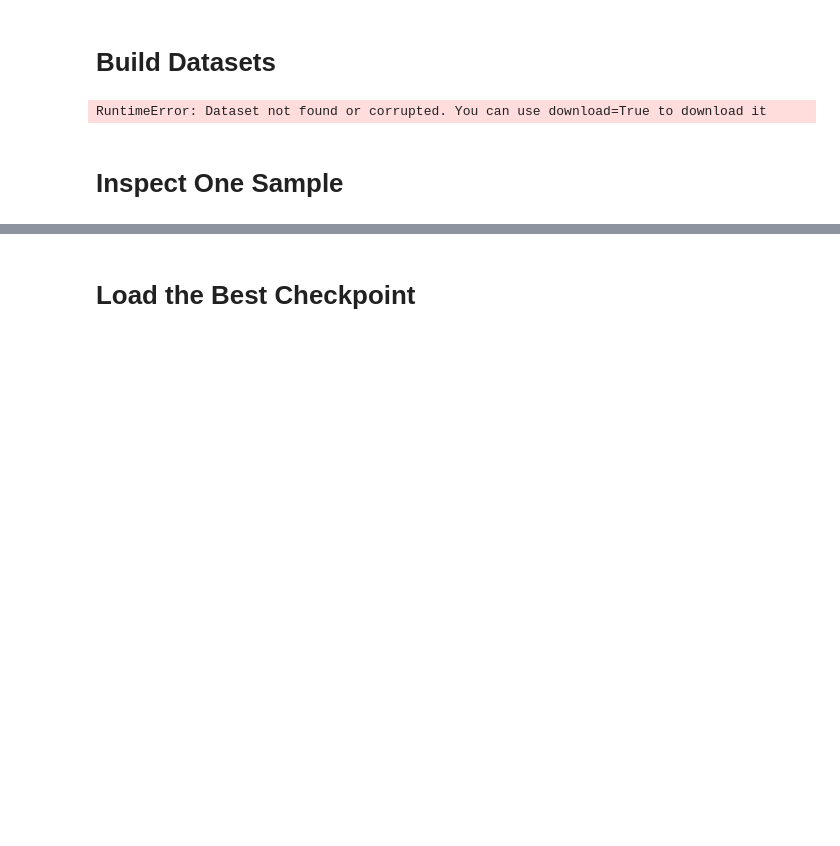
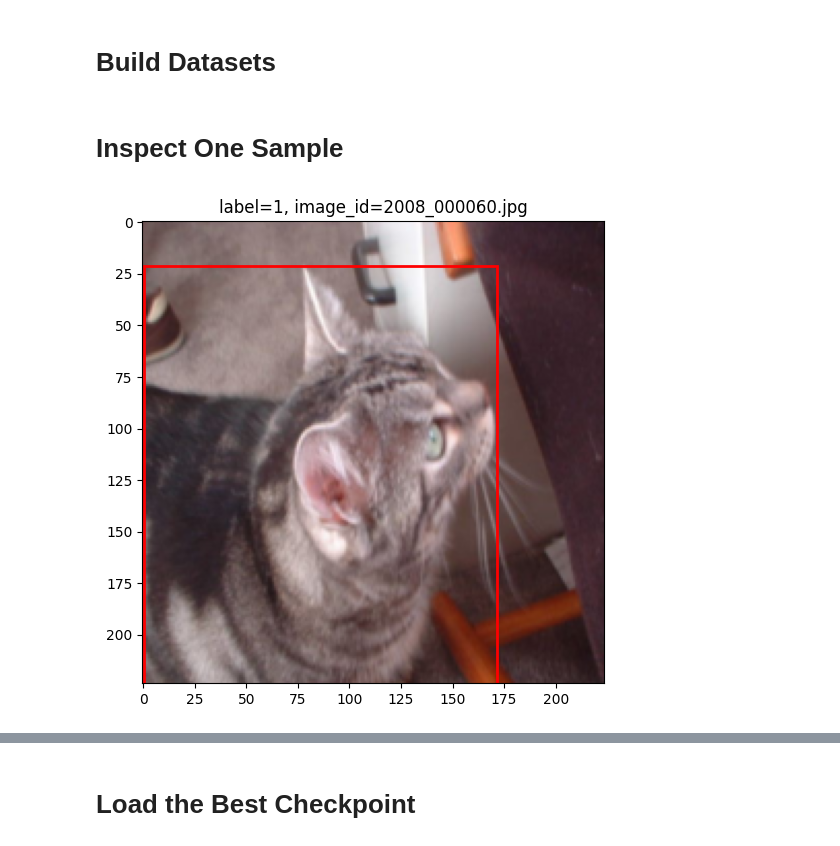
Before and after one commit to AC0727/484-final-project, a Jupyter notebook: main.ipynb, the cells around one changed output, grey strips where cells are left out. Drawn from its saved outputs; the diff is of its cells as text; code cells hidden in the pictures; blank space fills up the shorter version.

```diff
--- a/main.ipynb
+++ b/main.ipynb
@@ -68,6 +72,7 @@ Using device: cpu
 # %%
 transform = get_image_transform()
 
+# MAKE SURE YOU SET "download = FALSE" AFTER THE DATASET IS LOADED ON YOUR COMPUTER ON THE FIRST RUN OF THIS CELL (creates "datasets" folder)
 train_dataset = VOCCatBinaryDataset(
     root=DATA_ROOT,
     year="2012",
@@ -83,7 +88,17 @@ val_dataset = VOCCatBinaryDataset(
     transform=transform,
     download=False,
 )
+
+# Ensure there is a balanced number of cat vs no cat images in the dataset
+indices = get_balanced_indices(train_dataset, max_per_class=5)
+balanced_train_dataset = Subset(train_dataset, indices)
+
+indices = get_balanced_indices(val_dataset, max_per_class=5)
+balanced_val_dataset = Subset(val_dataset, indices)
-# %% [output]
-RuntimeError: Dataset not found or corrupted. You can use download=True to download it
 # %% [markdown]
 # Inspect One Sample
+# %%
+# Visualize one cat samples from the training dataset
+visualize_cat_images(balanced_train_dataset, 1)
+# %% [output]
+[figure, added]
```
Also changed, not shown: parts of 7 cells of this notebook, 2 other files.
